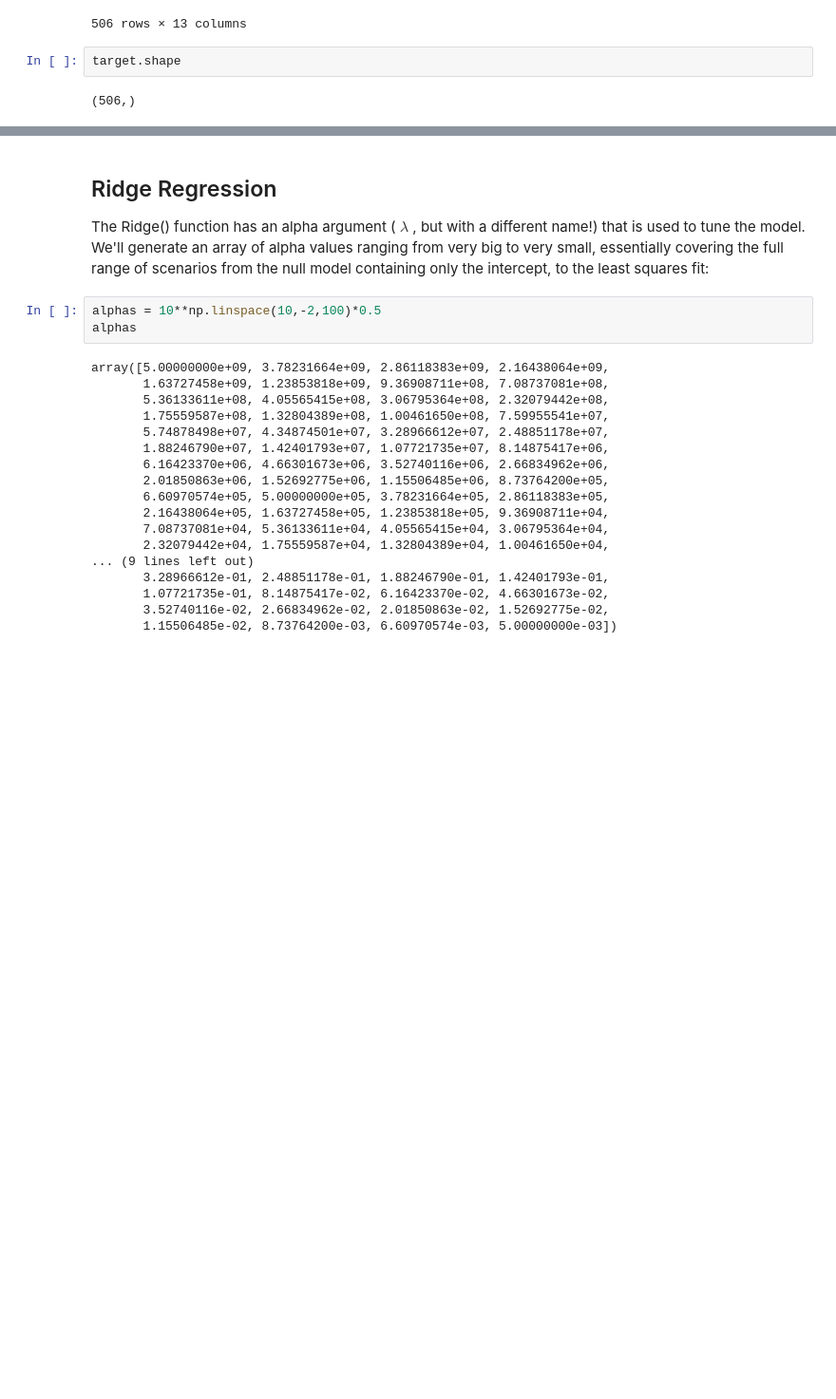
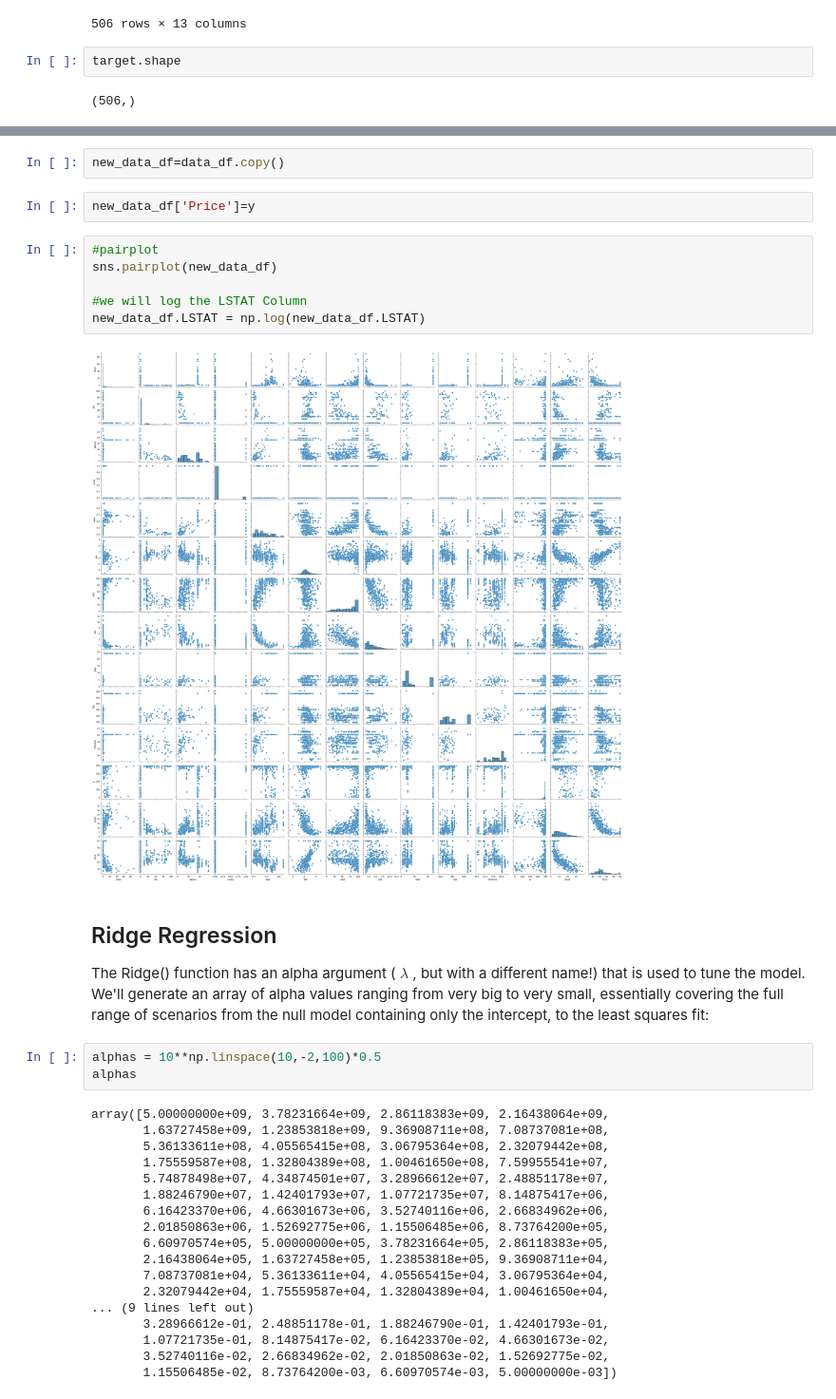
Before and after one commit to Bryce07519/Intro_MachineLeaning, a Jupyter notebook: lecture_ridge_lasso.ipynb, the cells around one changed output, grey strips where cells are left out. Shown at 95% size. Cells and saved outputs as stored; diff of their text form; blank space fills up the shorter version.

```diff
--- a/lecture_ridge_lasso.ipynb
+++ b/lecture_ridge_lasso.ipynb
@@ -77,3 +90,15 @@ y=target
+# %%
+new_data_df=data_df.copy()
+# %%
+new_data_df['Price']=y
+# %%
+#pairplot
+sns.pairplot(new_data_df)
+
+#we will log the LSTAT Column
+new_data_df.LSTAT = np.log(new_data_df.LSTAT)
+# %% [output]
+[figure, added]
 # %% [markdown]
 ## Ridge Regression
 
```
Also changed, not shown: parts of 10 cells of this notebook.
